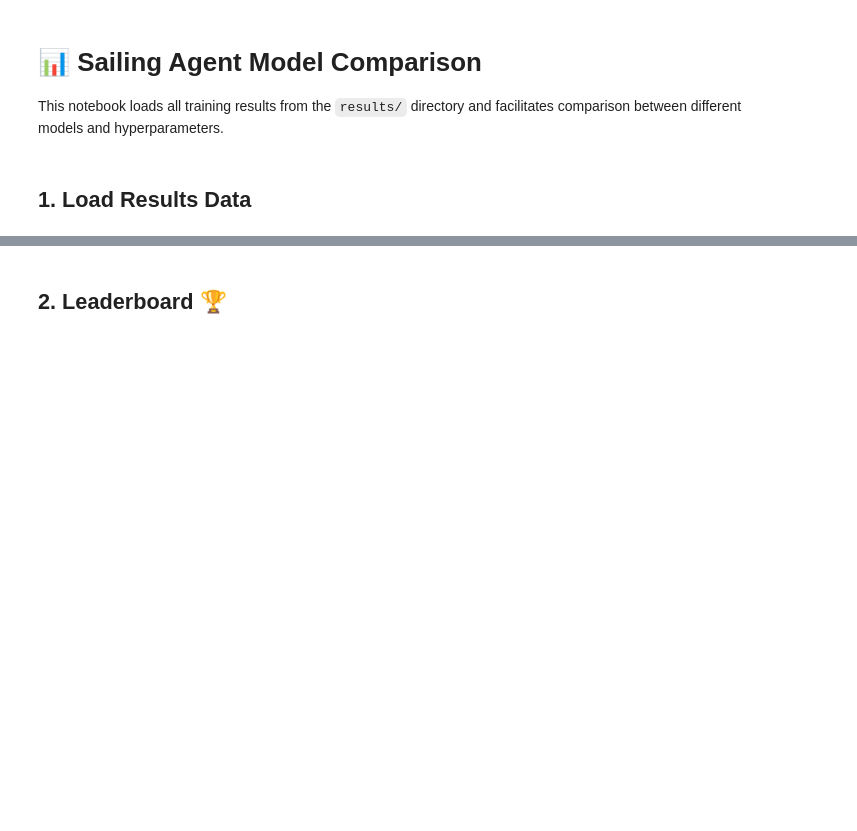
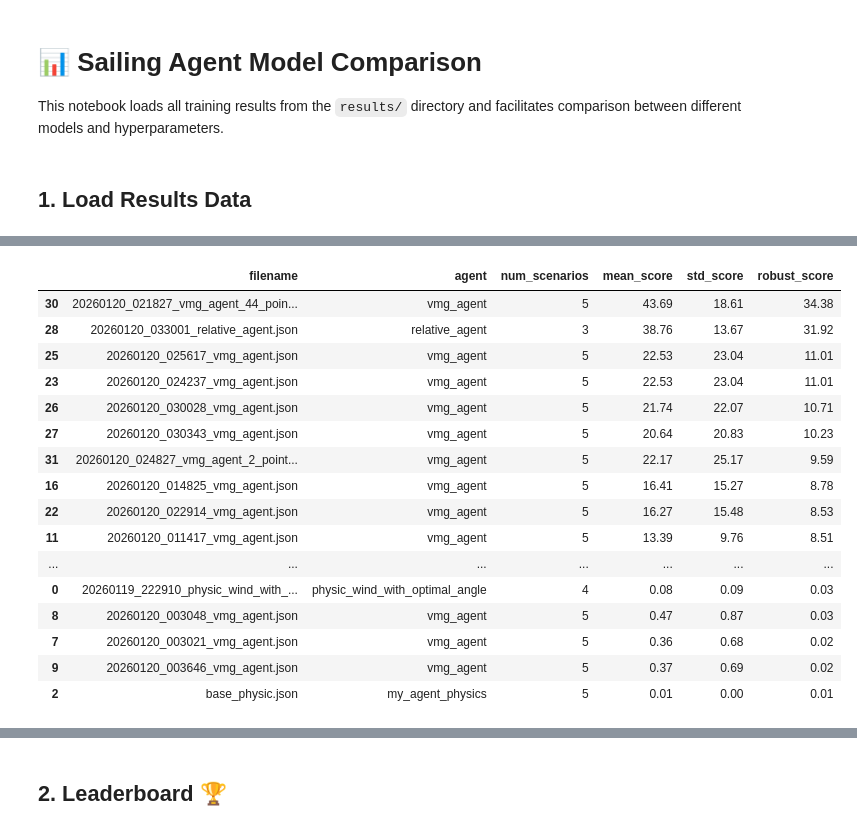
Before and after one commit to RaniaZougari/RL_Sailing_Challenge, a Jupyter notebook: notebooks/compare_models.ipynb, the cells around one changed output, grey strips where cells are left out. Drawn from its saved outputs; the diff is of its cells as text; code cells hidden in the pictures; blank space fills up the shorter version.

```diff
--- a/notebooks/compare_models.ipynb
+++ b/notebooks/compare_models.ipynb
@@ -18,0 +26,64 @@ plt.rcParams['figure.figsize'] = (12, 6)
+# %%
+## 3. Robustness Analysis 🛡️
+# Load ALL scenarios for each model and calculate robust score\n
+results_dir = '../results'
+ALL_SCENARIOS = ['simple_static', 'static_headwind', 'training_1', 'training_2', 'training_3']
+
+robustness_data = []
+
+for filename in os.listdir(results_dir):
+    if not filename.endswith('.json'):
+        continue
+    filepath = os.path.join(results_dir, filename)
+    try:
+        with open(filepath, 'r') as f:
+            result = json.load(f)
+
+        evaluation = result.get('evaluation', {})
+        if not evaluation:
+            continue
+
+        # Collect scores for ALL scenarios
+        scores = []
+        for scenario in ALL_SCENARIOS:
+            if scenario in evaluation:
+                score = evaluation[scenario].get('custom_score', None)
+                if score is not None:
+                    scores.append(score)
+
+        if len(scores) < 2:
+            continue
+
+        # Calculate statistics
+        mean_score = np.mean(scores)
+        std_score = np.std(scores, ddof=1)  # Sample std
+        robust_score = mean_score - 0.5 * std_score
+
+        robustness_data.append({
+            'filename': filename,
+            'agent': result.get('metadata', {}).get('agent', 'Unknown'),
+            'num_scenarios': len(scores),
+            'mean_score': mean_score,
+            'std_score': std_score,
+            'robust_score': robust_score,
+            'min_score': min(scores),
+            'max_score': max(scores)
+        })
+    except Exception as e:
+        pass
+
+# Create DataFrame
+df_robust = pd.DataFrame(robustness_data)
+
+# Sort by robust_score
+df_robust =df_robust.sort_values('robust_score', ascending=False)
+print(f'Robustness Analysis for {len(df_robust)} models\\n')
+print('Formula: Robust Score = Mean - 0.5 * Std\\n')
+
+# Display styled table\n
+df_robust[['filename', 'agent', 'num_scenarios', 'mean_score', 'std_score', 'robust_score']].style \
+    .background_gradient(subset=['mean_score'], cmap='RdYlGn') \
+    .background_gradient(subset=['std_score'], cmap='RdYlGn_r') \
+    .background_gradient(subset=['robust_score'], cmap='RdYlGn') \
+    .format(precision=2)
+# %% [output]
@@ -19,3 +92,20 @@ plt.rcParams['figure.figsize'] = (12, 6)
+|  | filename | agent | num_scenarios | mean_score | std_score | robust_score |
+| 30 | 20260120_021827_vmg_agent_44_poin... | vmg_agent | 5 | 43.69 | 18.61 | 34.38 |
+| 28 | 20260120_033001_relative_agent.json | relative_agent | 3 | 38.76 | 13.67 | 31.92 |
+| 25 | 20260120_025617_vmg_agent.json | vmg_agent | 5 | 22.53 | 23.04 | 11.01 |
+| 23 | 20260120_024237_vmg_agent.json | vmg_agent | 5 | 22.53 | 23.04 | 11.01 |
+| 26 | 20260120_030028_vmg_agent.json | vmg_agent | 5 | 21.74 | 22.07 | 10.71 |
+| 27 | 20260120_030343_vmg_agent.json | vmg_agent | 5 | 20.64 | 20.83 | 10.23 |
+| 31 | 20260120_024827_vmg_agent_2_point... | vmg_agent | 5 | 22.17 | 25.17 | 9.59 |
+| 16 | 20260120_014825_vmg_agent.json | vmg_agent | 5 | 16.41 | 15.27 | 8.78 |
+| 22 | 20260120_022914_vmg_agent.json | vmg_agent | 5 | 16.27 | 15.48 | 8.53 |
+| 11 | 20260120_011417_vmg_agent.json | vmg_agent | 5 | 13.39 | 9.76 | 8.51 |
+| ... | ... | ... | ... | ... | ... | ... |
+| 0 | 20260119_222910_physic_wind_with_... | physic_wind_with_optimal_angle | 4 | 0.08 | 0.09 | 0.03 |
+| 8 | 20260120_003048_vmg_agent.json | vmg_agent | 5 | 0.47 | 0.87 | 0.03 |
+| 7 | 20260120_003021_vmg_agent.json | vmg_agent | 5 | 0.36 | 0.68 | 0.02 |
+| 9 | 20260120_003646_vmg_agent.json | vmg_agent | 5 | 0.37 | 0.69 | 0.02 |
+| 2 | base_physic.json | my_agent_physics | 5 | 0.01 | 0.00 | 0.01 |
 # %%
 def load_results(results_dir="../results"):
     data = []
```
Also changed, not shown: parts of 5 cells of this notebook, 34 other files.
